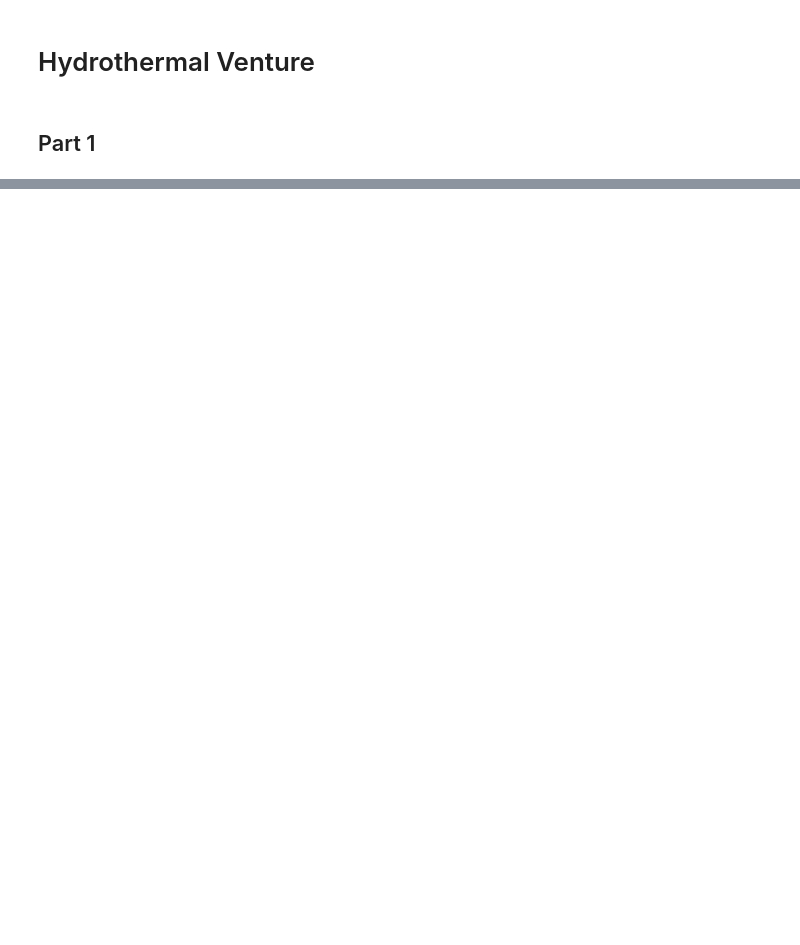
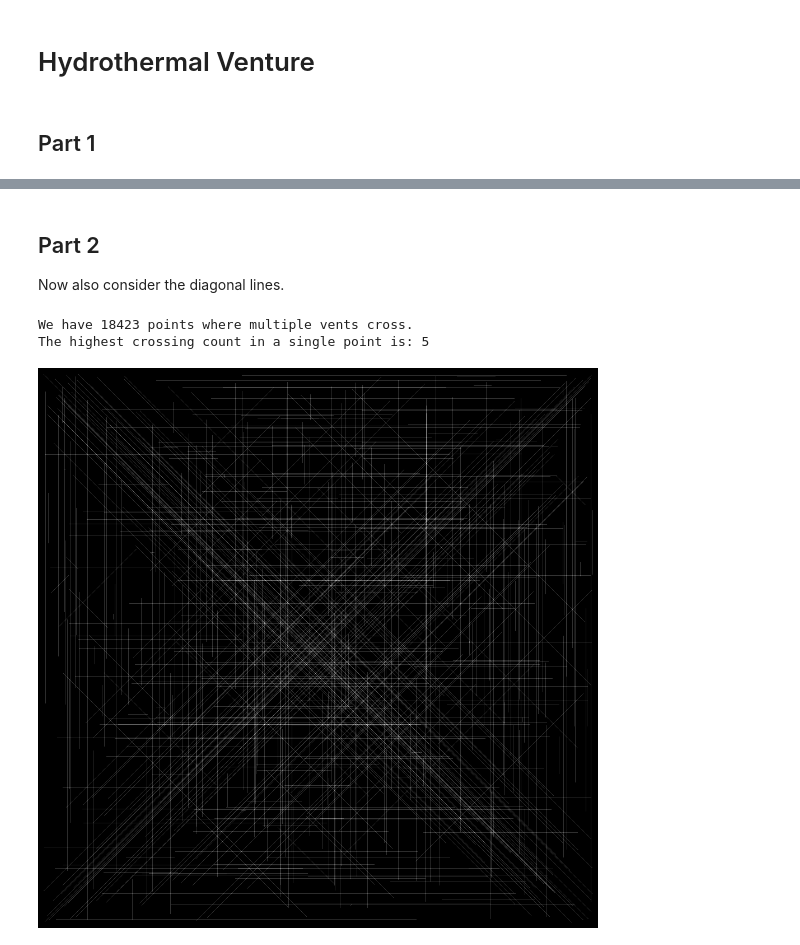
Before and after one commit to JasonNero/advent-of-code, a Jupyter notebook: 2021/05_HydrothermalVenture.ipynb, the cells around one changed output, grey strips where cells are left out. Cells and saved outputs as stored; diff of their text form; code cells hidden in the pictures; blank space fills up the shorter version.

```diff
--- a/2021/05_HydrothermalVenture.ipynb
+++ b/2021/05_HydrothermalVenture.ipynb
@@ -56,0 +64,9 @@ ValueError: image has wrong mode
+# %% [markdown]
+## Part 2
+Now also consider the diagonal lines.
+# %%
+calculate_overlaps(full_data, use_diagonals=True)
+# %% [output]
+We have 18423 points where multiple vents cross.
+The highest crossing count in a single point is: 5
+[figure, added]
```
Also changed, not shown: parts of 3 cells of this notebook.
